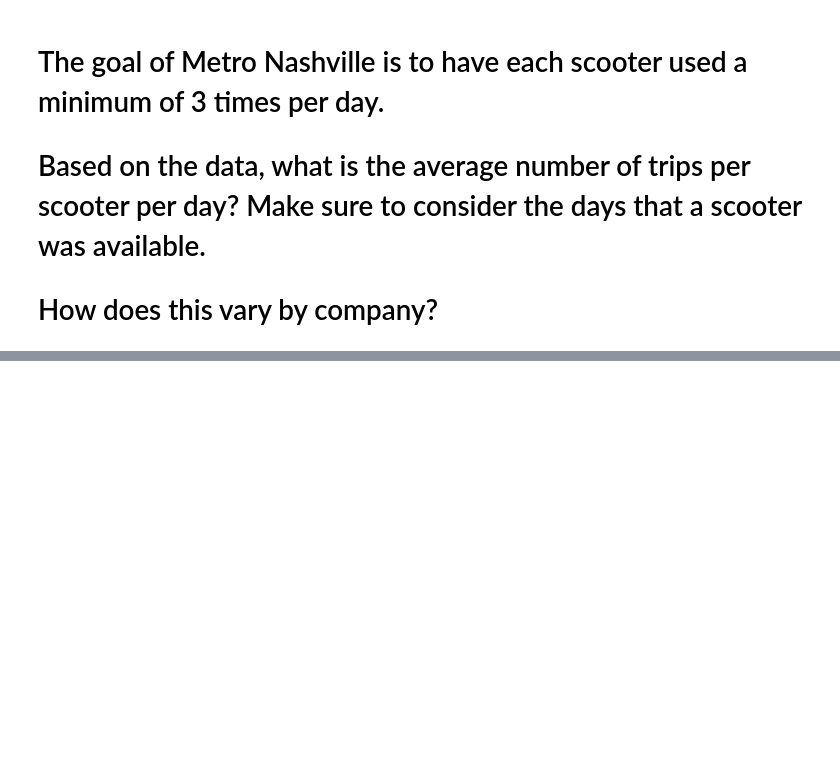
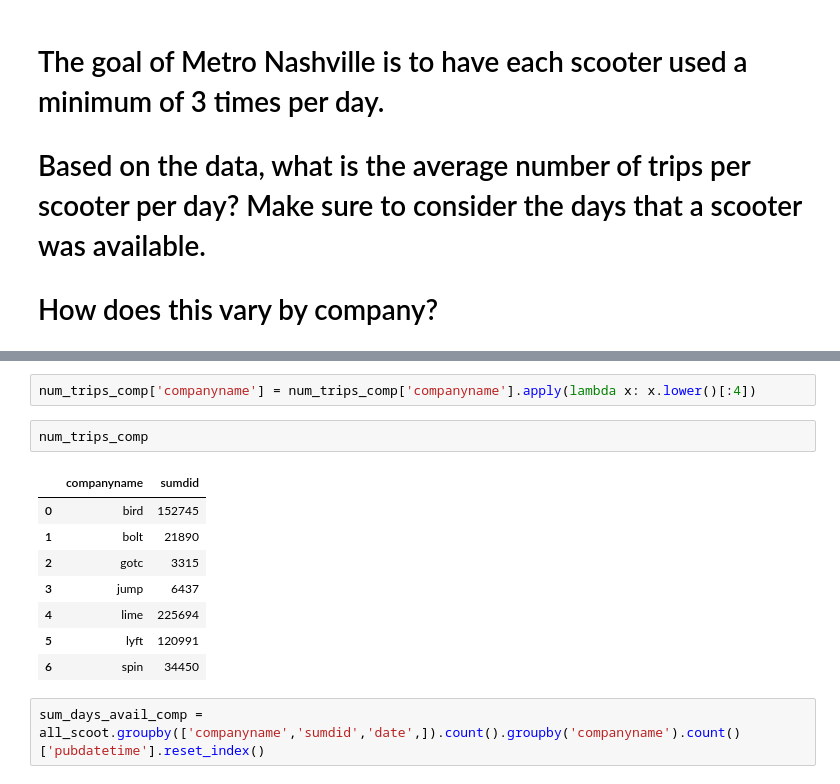
Before and after one commit to NSS-Data-Analytics-Cohort-11/scooters-margherita, a Jupyter notebook: scooters project.ipynb, the cells around one changed output, grey strips where cells are left out. Cells and saved outputs as stored; diff of their text form; blank space fills up the shorter version.

```diff
--- a/scooters project.ipynb
+++ b/scooters project.ipynb
@@ -158,0 +324,15 @@ trips.query('tripduration > 1440').groupby(by=['companyname'])['triprecordnum'].
+# %%
+num_trips_comp['companyname'] = num_trips_comp['companyname'].apply(lambda x: x.lower()[:4])
+# %%
+num_trips_comp
+# %% [output]
+|  | companyname | sumdid |
+| 0 | bird | 152745 |
+| 1 | bolt | 21890 |
+| 2 | gotc | 3315 |
+| 3 | jump | 6437 |
+| 4 | lime | 225694 |
+| 5 | lyft | 120991 |
+| 6 | spin | 34450 |
+# %%
+sum_days_avail_comp = all_scoot.groupby(['companyname','sumdid','date',]).count().groupby('companyname').count()['pubdatetime'].reset_index()
```
Also changed, not shown: parts of 42 cells of this notebook.
